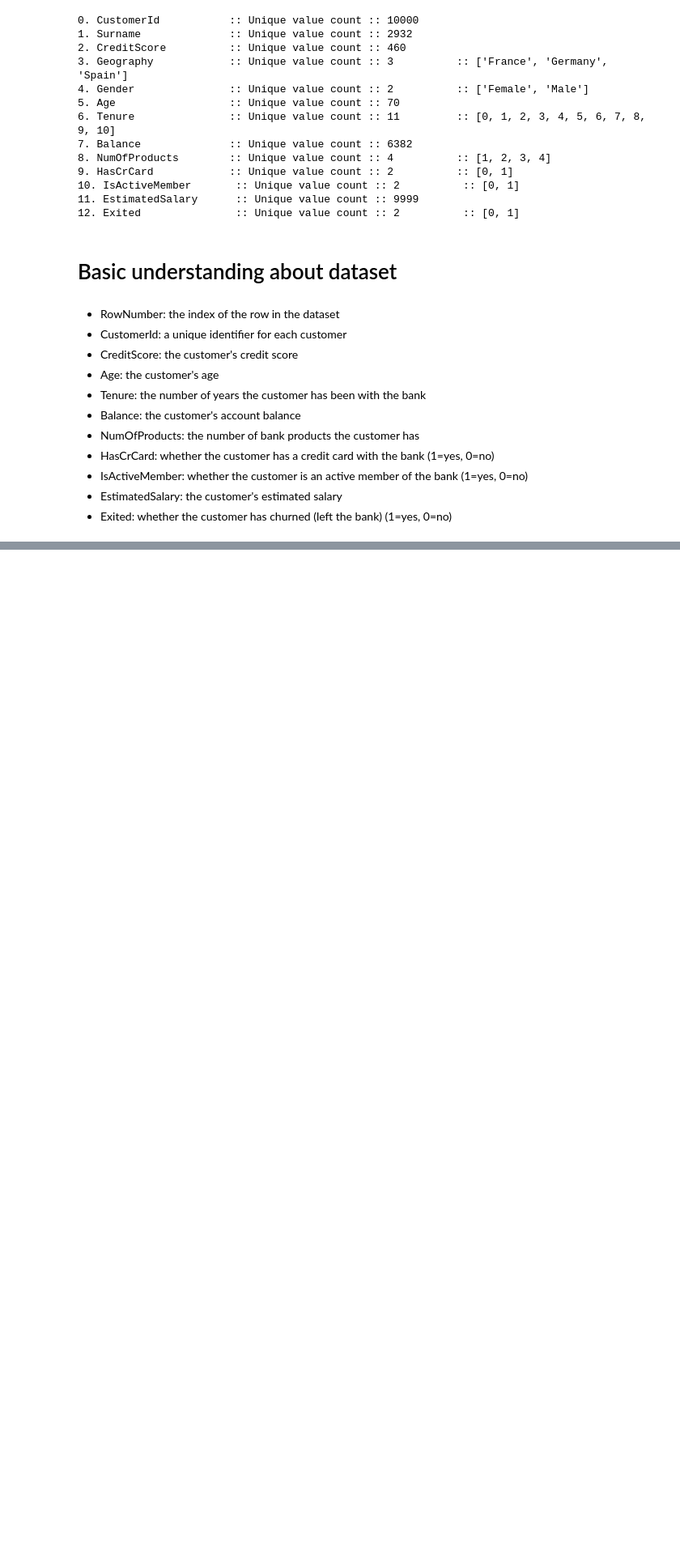
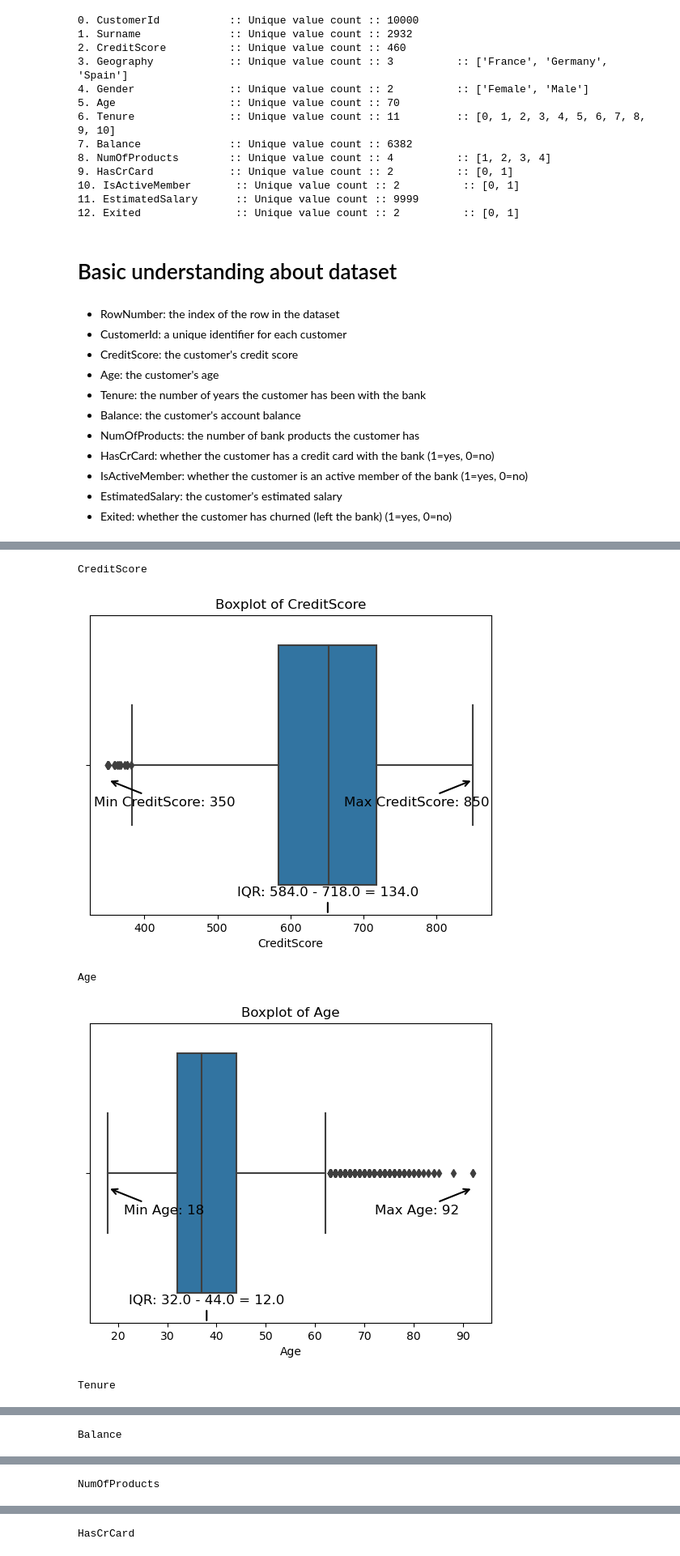
Before and after one commit to abhishekj-growexxer/churn_prediction, a Jupyter notebook: code/1. eda.ipynb, the cells around one changed output, grey strips where cells are left out. Shown at 81% size. Cells and saved outputs as stored; diff of their text form; code cells hidden in the pictures; blank space fills up the shorter version.

```diff
--- a/code/1. eda.ipynb
+++ b/code/1. eda.ipynb
@@ -162,0 +174,10 @@ for idx,column in enumerate(df.columns):
+# %%
+for column in df.describe().columns[1:]:
+    print(column)
+    plot_boxplot(df,column)
+# %% [output]
+CreditScore
+[figure, added]
+Age
+[figure, added]
+Tenure
@@ -162,0 +185 @@ for idx,column in enumerate(df.columns):
+Balance
@@ -162,0 +187 @@ for idx,column in enumerate(df.columns):
+NumOfProducts
@@ -162,0 +189 @@ for idx,column in enumerate(df.columns):
+HasCrCard
```
Also changed, not shown: parts of 8 cells of this notebook.
